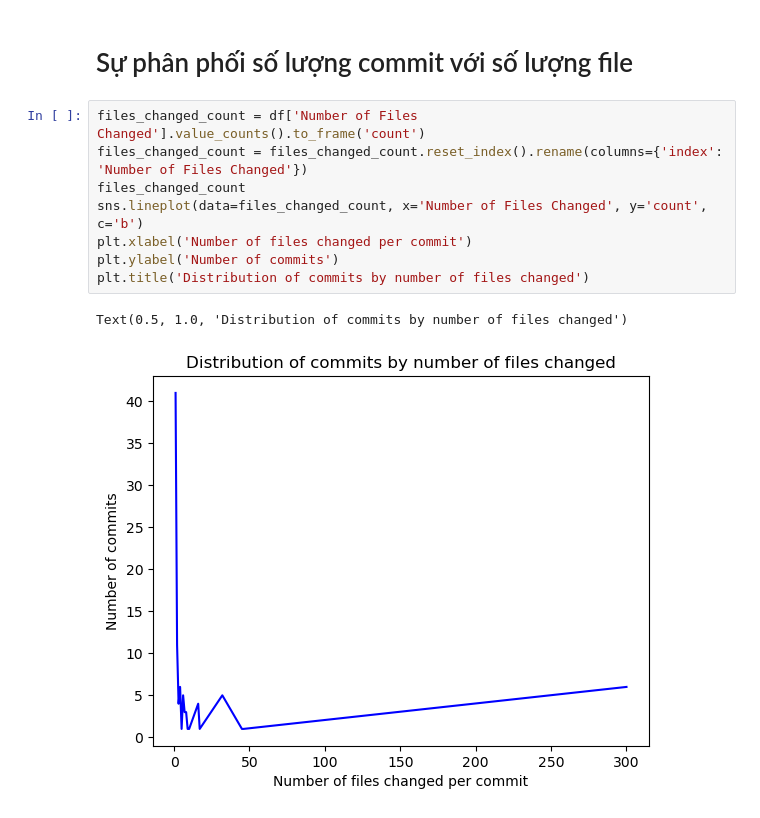
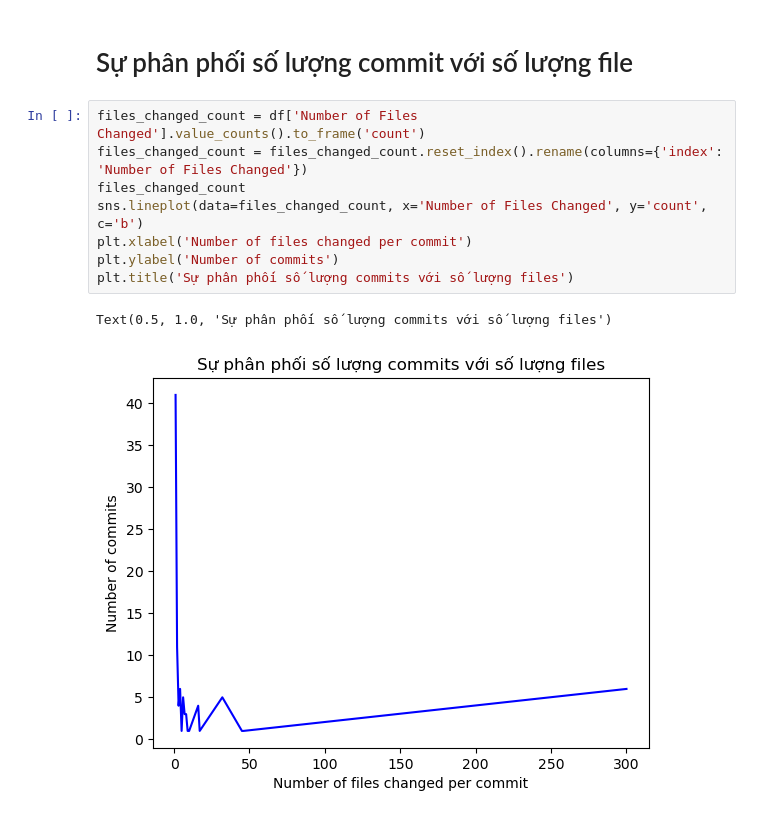
Before and after one commit to gungui98/python-datascience-course, a Jupyter notebook: week_ (9) final/boilerplate/dataAnalyst.ipynb, the cells around one changed output. Saved outputs shown, nothing was run; the diff lists cells and outputs as text.

```diff
--- a/week_ (9) final/boilerplate/dataAnalyst.ipynb
+++ b/week_ (9) final/boilerplate/dataAnalyst.ipynb
@@ -366,11 +366,11 @@ changed
 # %%
 files_changed_count = df['Number of Files Changed'].value_counts().to_frame('count')
 files_changed_count = files_changed_count.reset_index().rename(columns={'index': 'Number of Files Changed'})
 files_changed_count
 sns.lineplot(data=files_changed_count, x='Number of Files Changed', y='count', c='b')
 plt.xlabel('Number of files changed per commit')
 plt.ylabel('Number of commits')
-plt.title('Distribution of commits by number of files changed')
+plt.title('Sự phân phối số lượng commits với số lượng files')
 # %% [output]
-Text(0.5, 1.0, 'Distribution of commits by number of files changed')
+Text(0.5, 1.0, 'Sự phân phối số lượng commits với số lượng files')
-[figure, old version]
+[figure, new version]
```
Also changed, not shown: parts of 1 cell of this notebook.
